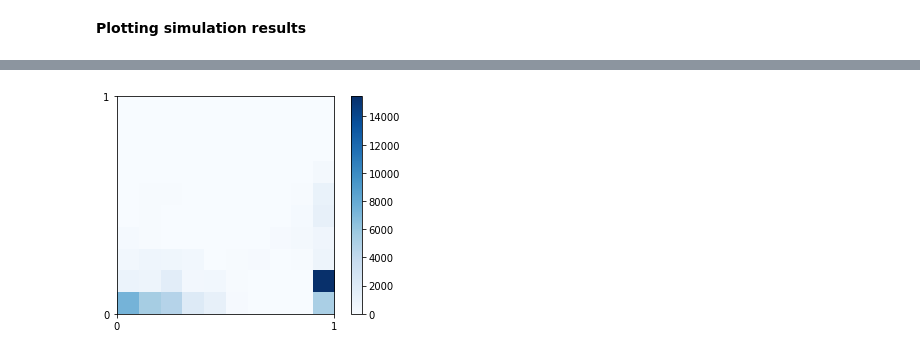
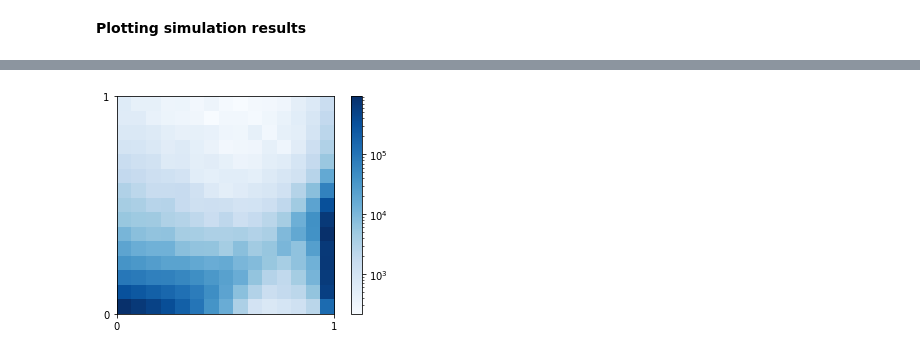
Before and after one commit to Nikoleta-v3/evolution-of-cooperation-with-limited-updating-payoff-memory, a Jupyter notebook: Numerical results.ipynb, the cells around one changed output, grey strips where cells are left out. Cells and saved outputs as stored; diff of their text form; code cells hidden in the pictures.

```diff
--- a/main.ipynb
+++ b/Numerical results.ipynb
@@ -154,5 +145,21 @@ sym.Matrix(evolution.probability_of_receiving_payoffs(vMM, vMR, vRM, vRR, k=k, N
 **Simulations** - **Example in notes**
 # %% [markdown]
 **Plotting simulation results**
+# %%
+columns = [
+    "R",
+    "S",
+    "T",
+    "P",
+    "N",
+    "delta",
+    "beta",
+    "mode",
+    "cooperation",
+    "score",
+    "y",
+    "p",
+    "q",
+]
 # %%
-df = pd.read_csv('expected_payoff_data.csv', header=None)
+exp = pd.read_csv("data/expected_donation_payoffs.csv", header=None)
@@ -163 +175,3 @@ df['score'] = [float(val.replace('[', "").replace(']', "")) for val in df['score
+# %%
+exp.columns = columns
 # %%
@@ -175,18 +191,19 @@ df.describe()
 # %%
-x, y = simulation._reshape_data(df)
+x, y = evol_dynamics.numerical._reshape_data(exp)
 # %%
-cmap = matplotlib.cm.get_cmap('Blues')
+cmap = matplotlib.cm.get_cmap("Blues")
 
-heatmap, xedges, yedges = np.histogram2d(x, y, bins=10)
+heatmap, xedges, yedges = np.histogram2d(x, y, bins=15)
 extent = [xedges[0], xedges[-1], yedges[0], yedges[-1]]
 
 plt.clf()
-plt.imshow(heatmap.T, extent=extent, cmap=cmap, origin='lower')
+plt.imshow(heatmap.T, extent=extent, cmap=cmap, origin="lower", norm=colors.LogNorm(vmin=heatmap.min(),
+                                                                                    vmax=heatmap.max()))
 
 plt.colorbar()
-plt.xticks(np.linspace(0, 1, 2));
-plt.yticks(np.linspace(0, 1, 2));
+plt.xticks(np.linspace(0, 1, 2))
+plt.yticks(np.linspace(0, 1, 2))
 plt.show()
 # %% [output]
-[figure, old version]
+[figure, new version]
 # %%
```
Also changed, not shown: parts of 39 cells of this notebook, 4 other files.
